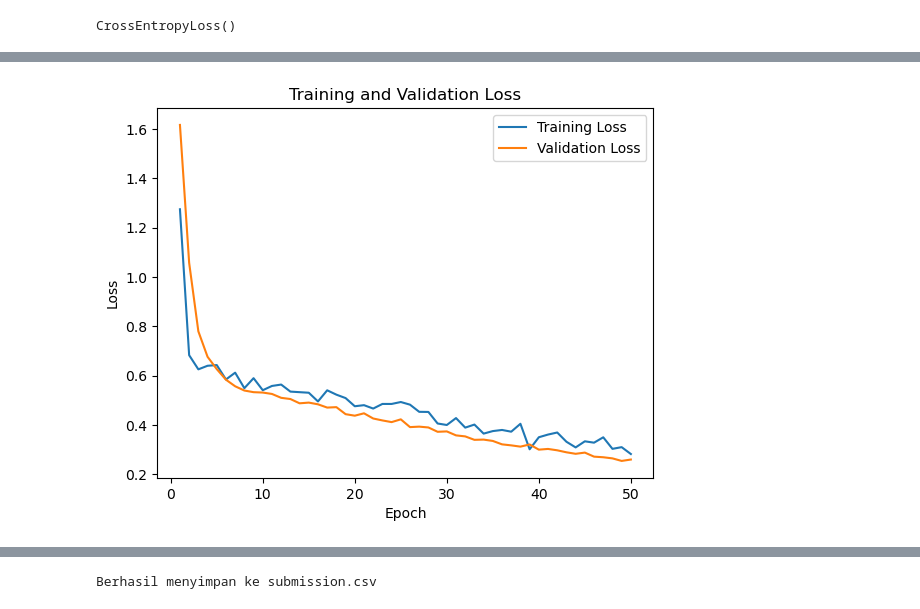
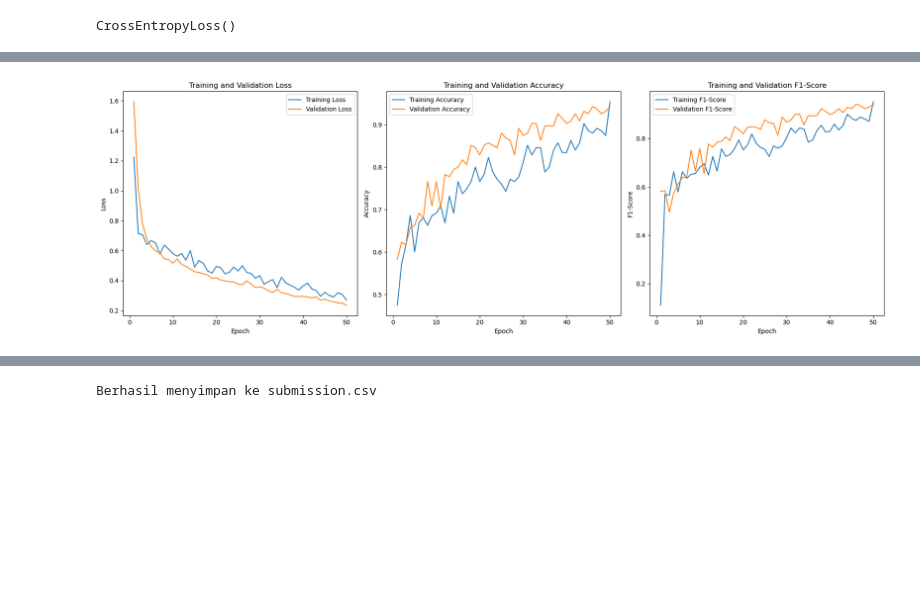
Before and after one commit to afiqilyasakmal/skin-cancer-detection, a Jupyter notebook: model.ipynb, the cells around one changed output, grey strips where cells are left out. Saved outputs shown, nothing was run; the diff lists cells and outputs as text; code cells hidden in the pictures; blank space fills up the shorter version.

```diff
--- a/model.ipynb
+++ b/model.ipynb
@@ -238,11 +240,13 @@ criterion.to(device)
 # %% [output]
 CrossEntropyLoss()
 # %%
-import matplotlib.pyplot as plt
-
-# Menyimpan nilai loss untuk setiap epoch
+# Menyimpan nilai loss, akurasi, dan f1-score untuk setiap epoch
 train_losses = []
 val_losses = []
+train_accuracies = []
+val_accuracies = []
+train_f1_scores = []
+val_f1_scores = []
 
 # Training loop
 num_epochs = 50
@@ -251,6 +255,10 @@ early_stopping = EarlyStopping(patience=7, min_delta=0.001)
 for epoch in range(num_epochs):
     model.train()
     train_loss = 0.0
+    correct_count_train, all_count_train = 0, 0
+    all_labels_train = []
+    all_predictions_train = []
+
     for data, target in train_loader:
         data, target = data.to(device), target.to(device)
         optimizer.zero_grad()
@@ -260,10 +268,23 @@ for epoch in range(num_epochs):
         optimizer.step()
         train_loss += loss.item() * data.size(0)
 
+        _, predicted_train = torch.max(outputs, 1)
+        all_count_train += target.size(0)
+        correct_count_train += (predicted_train == target).sum().item()
+
+        all_labels_train.extend(target.cpu().numpy())
+        all_predictions_train.extend(predicted_train.cpu().numpy())
+
     train_loss /= len(train_loader.dataset)
+    train_accuracy = correct_count_train / all_count_train
+    train_f1 = f1_score(all_labels_train, all_predictions_train, average='macro')
 
     model.eval()
     val_loss = 0.0
+    correct_count_val, all_count_val = 0, 0
+    all_labels_val = []
+    all_predictions_val = []
+
     with torch.no_grad():
         for data, target in val_loader:
             data, target = data.to(device), target.to(device)
@@ -271,13 +292,27 @@ for epoch in range(num_epochs):
             loss = criterion(outputs, target)
             val_loss += loss.item() * data.size(0)
 
+            _, predicted_val = torch.max(outputs, 1)
+            all_count_val += target.size(0)
+            correct_count_val += (predicted_val == target).sum().item()
+
+            all_labels_val.extend(target.cpu().numpy())
+            all_predictions_val.extend(predicted_val.cpu().numpy())
+
     val_loss /= len(val_loader.dataset)
+    val_accuracy = correct_count_val / all_count_val
+    val_f1 = f1_score(all_labels_val, all_predictions_val, average='macro')
 
-    # Menyimpan nilai loss untuk setiap epoch
     train_losses.append(train_loss)
     val_losses.append(val_loss)
+    train_accuracies.append(train_accuracy)
+    val_accuracies.append(val_accuracy)
+    train_f1_scores.append(train_f1)
+    val_f1_scores.append(val_f1)
 
-    print(f'Epoch {epoch + 1} - Training loss: {train_loss:.4f} - Validation loss: {val_loss:.4f}')
+    print(f'Epoch {epoch + 1} - Training loss: {train_loss:.4f} - Validation loss: {val_loss:.4f} - '
+          f'Training Accuracy: {train_accuracy:.4f} - Validation Accuracy: {val_accuracy:.4f} - '
+          f'Training F1-score: {train_f1:.4f} - Validation F1-score: {val_f1:.4f}')
 
     scheduler.step(val_loss)
 
@@ -286,12 +321,48 @@ for epoch in range(num_epochs):
         print("Early stopping")
         break
 
-# Membuat plot
-plt.plot(range(1, len(train_losses) + 1), train_losses, label='Training Loss')
-plt.plot(range(1, len(val_losses) + 1), val_losses, label='Validation Loss')
+# Membuat plot loss, akurasi, dan f1-score
+epochs = range(1, len(train_losses) + 1)
+
+plt.figure(figsize=(18, 6))
+
+# Plot Training dan Validation Loss
+plt.subplot(1, 3, 1)
+plt.plot(epochs, train_losses, label='Training Loss')
+plt.plot(epochs, val_losses, label='Validation Loss')
 plt.xlabel('Epoch')
 plt.ylabel('Loss')
 plt.title('Training and Validation Loss')
 plt.legend()
+
+# Plot Training dan Validation Accuracy
+plt.subplot(1, 3, 2)
+plt.plot(epochs, train_accuracies, label='Training Accuracy')
+plt.plot(epochs, val_accuracies, label='Validation Accuracy')
+plt.xlabel('Epoch')
+plt.ylabel('Accuracy')
+plt.title('Training and Validation Accuracy')
+plt.legend()
+
+# Plot Training dan Validation F1-Score
+plt.subplot(1, 3, 3)
+plt.plot(epochs, train_f1_scores, label='Training F1-Score')
+plt.plot(epochs, val_f1_scores, label='Validation F1-Score')
+plt.xlabel('Epoch')
+plt.ylabel('F1-Score')
+plt.title('Training and Validation F1-Score')
+plt.legend()
+
+plt.tight_layout()
 plt.show()
+
+# Confusion Matrix
+conf_matrix = confusion_matrix(all_labels_val, all_predictions_val)
+
+plt.figure(figsize=(8, 6))
+sns.heatmap(conf_matrix, annot=True, fmt='d', cmap='Blues', xticklabels=np.unique(all_labels_val), yticklabels=np.unique(all_labels_val))
+plt.xlabel('Predicted')
+plt.ylabel('True')
+plt.title('Confusion Matrix')
+plt.show()
 # %% [output]
@@ -315 +386 @@ Epoch 50 - Training loss: 0.2823 - Validation loss: 0.2599
-[figure, old version]
+[figure, new version]
```
Also changed, not shown: parts of 5 cells of this notebook, 2 other files.
